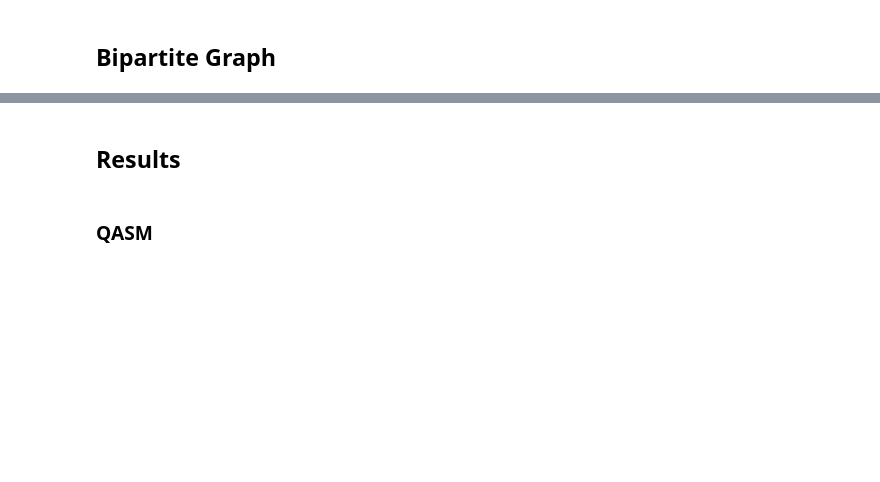
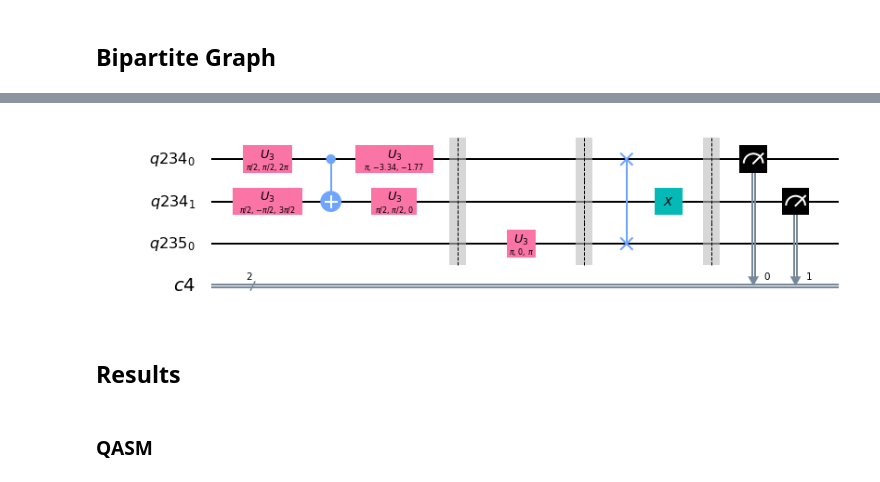
Before and after one commit to JaimePSantos/Dissertation-Tex-Code, a Jupyter notebook: Coding/Qiskit/Grover Search/allSearch.ipynb, the cells around one changed output, grey strips where cells are left out. Drawn from its saved outputs; the diff is of its cells as text; code cells hidden in the pictures; blank space fills up the shorter version.

```diff
--- a/Coding/Qiskit/Grover Search/allSearch.ipynb
+++ b/Coding/Qiskit/Grover Search/allSearch.ipynb
@@ -83,3 +99,7 @@ qcB =runWalkBipartite2(qregB,qcoinB,cregB,[0],NB,n,4)
+# %%
+runWalkBipartite2([0],2,1,1).draw(output='mpl')
+# %% [output]
+[figure, added]
 # %% [markdown]
 ## Results
 # %% [markdown]
```
Also changed, not shown: parts of 11 cells of this notebook, 6 other files.
